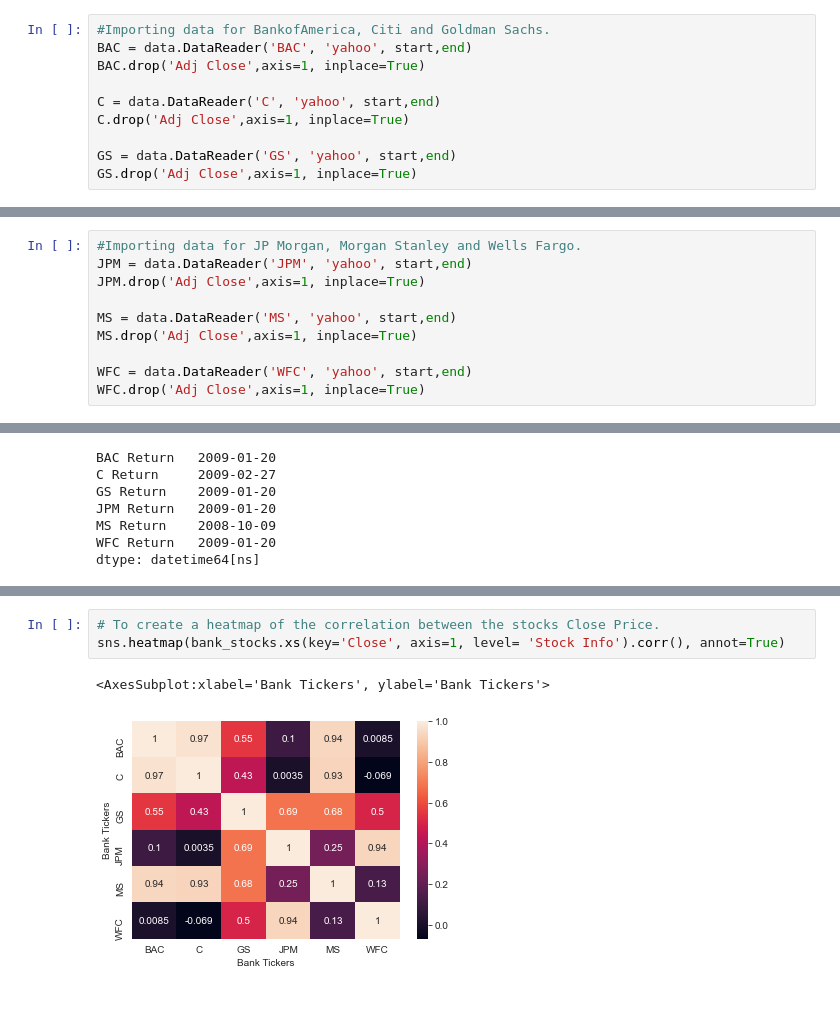
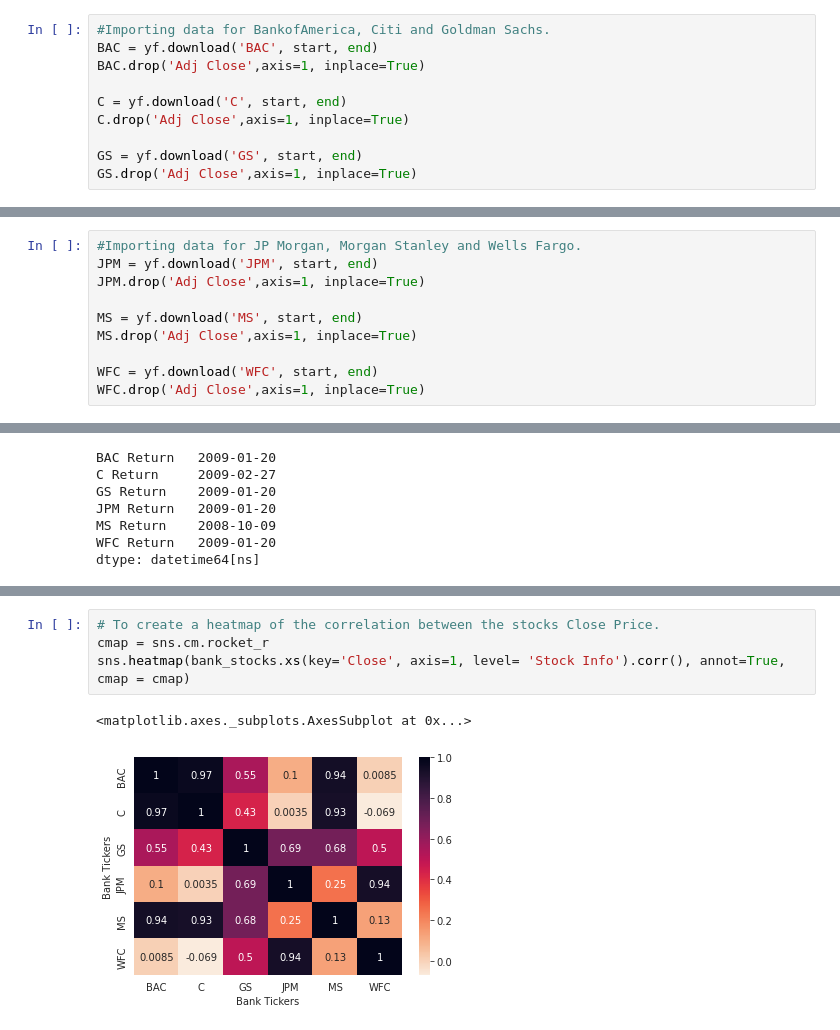
Before and after one commit to garg1709/Finance-Project, a Jupyter notebook: Finance Project.ipynb, the cells around one changed output, grey strips where cells are left out. Saved outputs shown, nothing was run; the diff lists cells and outputs as text; blank space fills up the shorter version.

```diff
--- a/Finance Project.ipynb
+++ b/Finance Project.ipynb
@@ -24,11 +84,11 @@ start = datetime.datetime(2006,1,1)
 end = datetime.datetime(2016,1,1)
 # %%
 #Importing data for BankofAmerica, Citi and Goldman Sachs.
-BAC = data.DataReader('BAC', 'yahoo', start,end)
+BAC = yf.download('BAC', start, end)
 BAC.drop('Adj Close',axis=1, inplace=True)
 
-C = data.DataReader('C', 'yahoo', start,end)
+C = yf.download('C', start, end)
 C.drop('Adj Close',axis=1, inplace=True)
 
-GS = data.DataReader('GS', 'yahoo', start,end)
+GS = yf.download('GS', start, end)
 GS.drop('Adj Close',axis=1, inplace=True)
@@ -35,10 +99,10 @@ GS.drop('Adj Close',axis=1, inplace=True)
 # %%
 #Importing data for JP Morgan, Morgan Stanley and Wells Fargo.
-JPM = data.DataReader('JPM', 'yahoo', start,end)
+JPM = yf.download('JPM', start, end)
 JPM.drop('Adj Close',axis=1, inplace=True)
 
-MS = data.DataReader('MS', 'yahoo', start,end)
+MS = yf.download('MS', start, end)
 MS.drop('Adj Close',axis=1, inplace=True)
 
-WFC = data.DataReader('WFC', 'yahoo', start,end)
+WFC = yf.download('WFC', start, end)
 WFC.drop('Adj Close',axis=1, inplace=True)
@@ -172,6 +235,7 @@ plt.legend()
 # %%
 # To create a heatmap of the correlation between the stocks Close Price.
-sns.heatmap(bank_stocks.xs(key='Close', axis=1, level= 'Stock Info').corr(), annot=True)
+cmap = sns.cm.rocket_r
+sns.heatmap(bank_stocks.xs(key='Close', axis=1, level= 'Stock Info').corr(), annot=True, cmap = cmap)
 # %% [output]
-<AxesSubplot:xlabel='Bank Tickers', ylabel='Bank Tickers'>
+<matplotlib.axes._subplots.AxesSubplot at 0x...>
-[figure, old version]
+[figure, new version]
```
Also changed, not shown: parts of 19 cells of this notebook.
